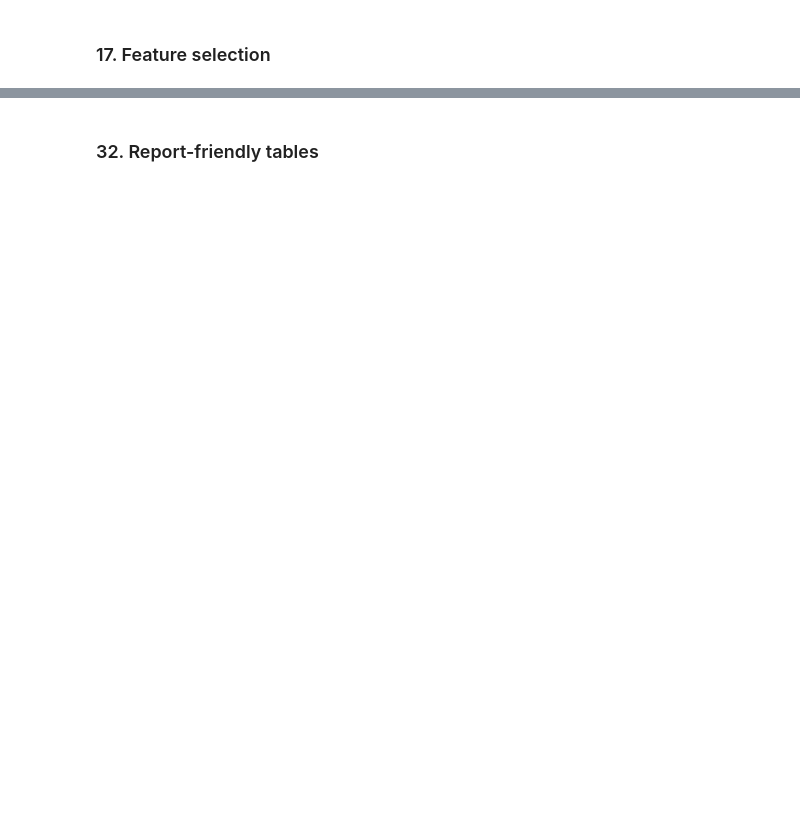
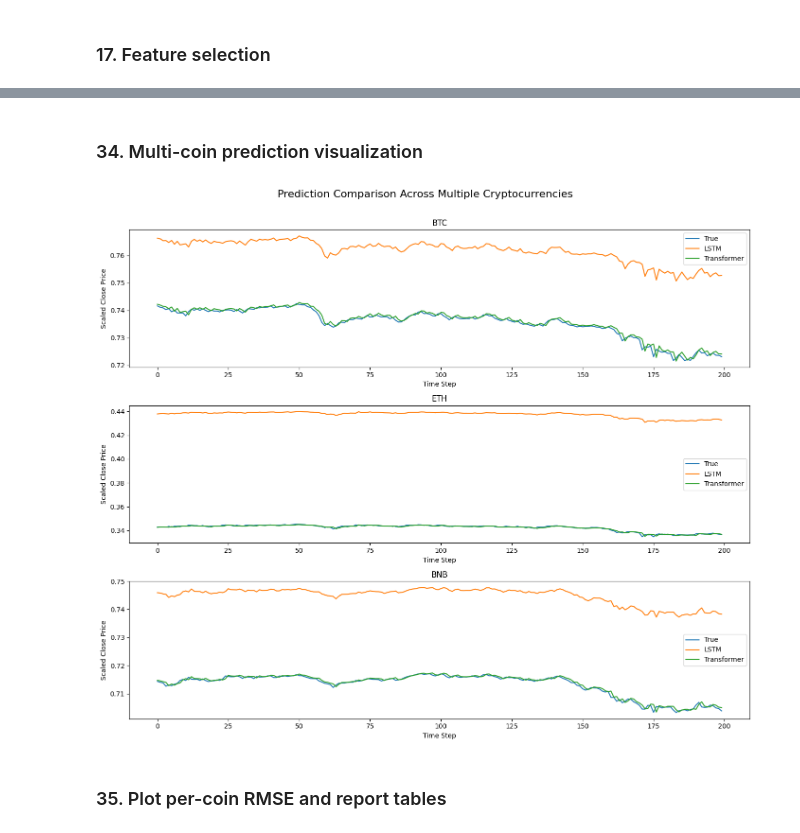
Before and after one commit to Hamed-Ahmadinia/crypto-project, a Jupyter notebook: crypto_api_lstm_puhti_Ahmadinia.ipynb, the cells around one changed output, grey strips where cells are left out. Saved outputs shown, nothing was run; the diff lists cells and outputs as text; code cells hidden in the pictures; blank space fills up the shorter version.

```diff
--- a/crypto_api_lstm_puhti_Ahmadinia.ipynb
+++ b/crypto_api_lstm_puhti_Ahmadinia.ipynb
@@ -887,0 +1018,20 @@ print(comparison_df)
+# %%
+baseline_preds = []
+
+for symbol_id in sorted(np.unique(test_symbol_ids)):
+    mask = (test_symbol_ids == symbol_id)
+    y_coin = y_true[mask]
+
+    # naive prediction: previous value
+    baseline = np.roll(y_coin, 1)
+    baseline[0] = y_coin[0]
+
+    baseline_preds.append(baseline)
+
+baseline_preds = np.concatenate(baseline_preds)
+
+baseline_mae = mean_absolute_error(y_true, baseline_preds)
+baseline_rmse = math.sqrt(mean_squared_error(y_true, baseline_preds))
+
+print("Baseline MAE:", baseline_mae)
+print("Baseline RMSE:", baseline_rmse)
@@ -1014,3 +1213,48 @@ plt.show()
+# %% [markdown]
+### 34. Multi-coin prediction visualization
+# %%
+import matplotlib.pyplot as plt
+import numpy as np
+
+id_to_symbol = test_dataset.id_to_symbol
+symbol_to_id = {v: k for k, v in id_to_symbol.items()}
+
+selected_symbols = ["BTCUSDT", "ETHUSDT", "BNBUSDT"]
+
+fig, axes = plt.subplots(len(selected_symbols), 1, figsize=(14, 12), sharex=False)
+fig.suptitle("Prediction Comparison Across Multiple Cryptocurrencies", fontsize=16)
+
+if len(selected_symbols) == 1:
+    axes = [axes]
+
+for ax, symbol in zip(axes, selected_symbols):
+    if symbol not in symbol_to_id:
+        ax.set_title(f"{symbol} not available in test set")
+        ax.axis("off")
+        continue
+
+    symbol_id = symbol_to_id[symbol]
+    coin_mask = (test_symbol_ids == symbol_id)
+
+    y_coin = y_true[coin_mask]
+    lstm_coin = lstm_preds[coin_mask]
+    transformer_coin = transformer_preds[coin_mask]
+
+    n = min(200, len(y_coin))
+
+    ax.plot(y_coin[:n], label="True")
+    ax.plot(lstm_coin[:n], label="LSTM")
+    ax.plot(transformer_coin[:n], label="Transformer")
+
+    ax.set_title(f"{symbol.replace('USDT', '')}")
+    ax.set_xlabel("Time Step")
+    ax.set_ylabel("Scaled Close Price")
+    ax.legend()
+
+plt.tight_layout(rect=[0, 0, 1, 0.97])
+plt.show()
+# %% [output]
+[figure, added]
 # %% [markdown]
-### 32. Report-friendly tables
+### 35. Plot per-coin RMSE and report tables
 # %%
```
Also changed, not shown: parts of 41 cells of this notebook.
